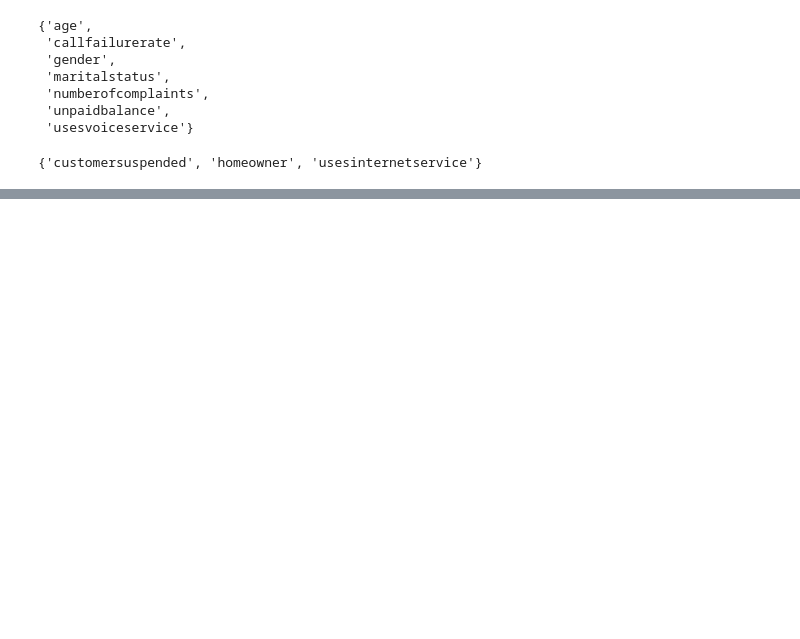
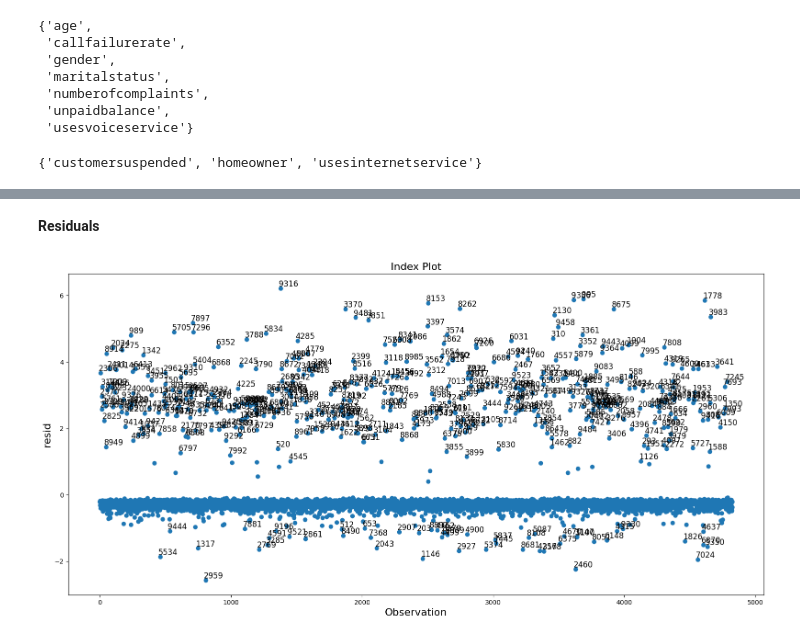
Before and after one commit to YaninaK/churn-prediction, a Jupyter notebook: notebooks/01_EDA_and_Feature_selection.ipynb, the cells around one changed output, grey strips where cells are left out. Cells and saved outputs as stored; diff of their text form; code cells hidden in the pictures; blank space fills up the shorter version.

```diff
--- a/notebooks/01_EDA_and_Feature_selection.ipynb
+++ b/notebooks/01_EDA_and_Feature_selection.ipynb
@@ -971,0 +1200,7 @@ set(importances.index) - set(selected_features)
+# %% [markdown]
+__Residuals__
+# %%
+fig = infl.plot_index(y_var="resid", threshold=1)
+fig.tight_layout(pad=1.0)
+# %% [output]
+[figure, added]
```
Also changed, not shown: parts of 67 cells of this notebook.
